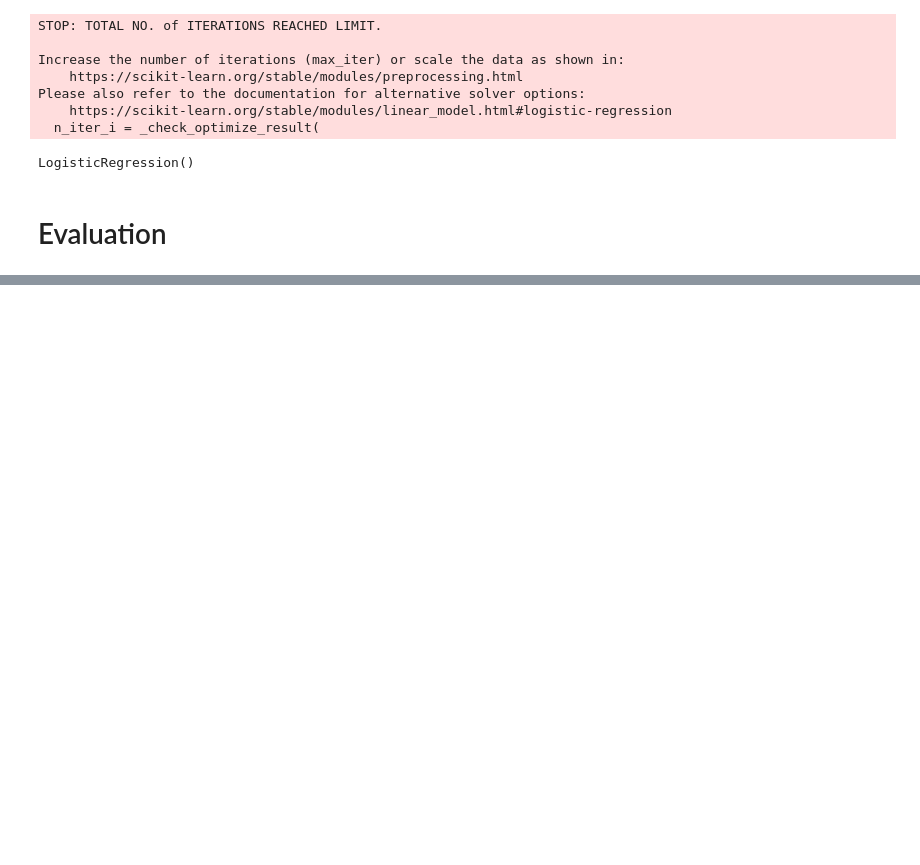
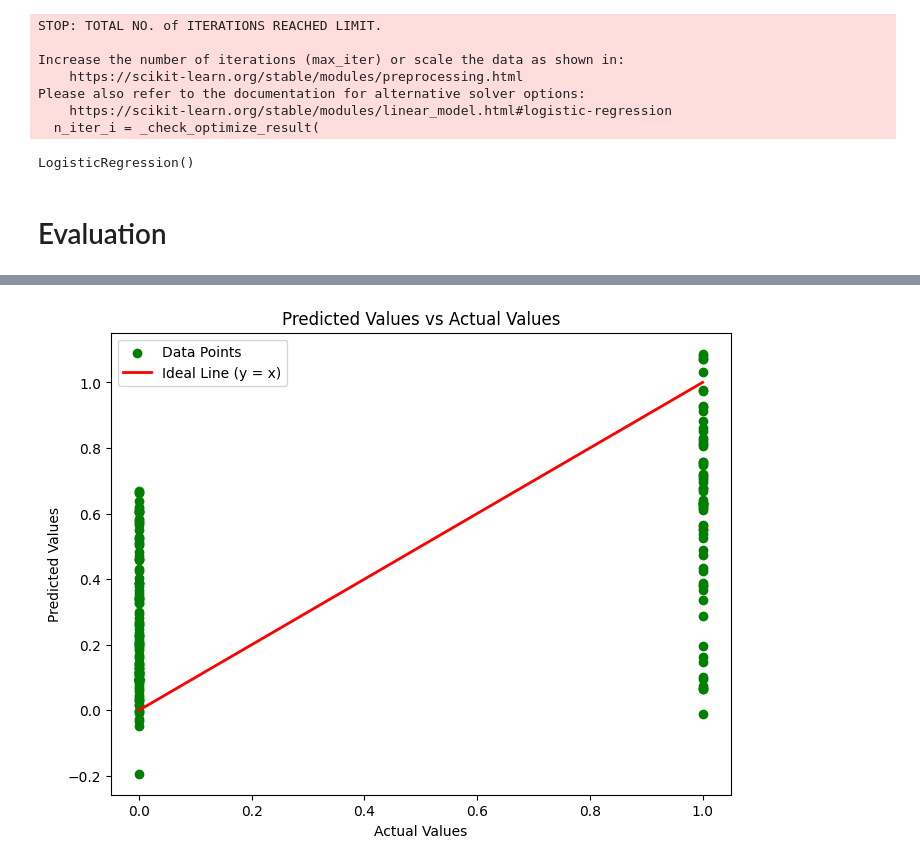
Before and after one commit to StyNW7/Machine_Learning, a Jupyter notebook: 99. Mid-Term/Exercise/Regression-Exercise-1.ipynb, the cells around one changed output, grey strips where cells are left out. Drawn from its saved outputs; the diff is of its cells as text; code cells hidden in the pictures; blank space fills up the shorter version.

```diff
--- a/99. Mid-Term/Exercise/Regression-Exercise-1.ipynb
+++ b/99. Mid-Term/Exercise/Regression-Exercise-1.ipynb
@@ -502,0 +503,11 @@ R2 Score: -0.465294708511367
+# %%
+plt.figure(figsize=(8, 6))
+plt.scatter(y_test, y_pred, color='green', label='Data Points')
+plt.plot([y.min(), y.max()], [y.min(), y.max()], color='red', lw=2, label="Ideal Line (y = x)")
+plt.xlabel('Actual Values')
+plt.ylabel('Predicted Values')
+plt.title('Predicted Values vs Actual Values')
+plt.legend()
+plt.show()
+# %% [output]
+[figure, added]
```
Also changed, not shown: parts of 11 cells of this notebook, 6 other files.
